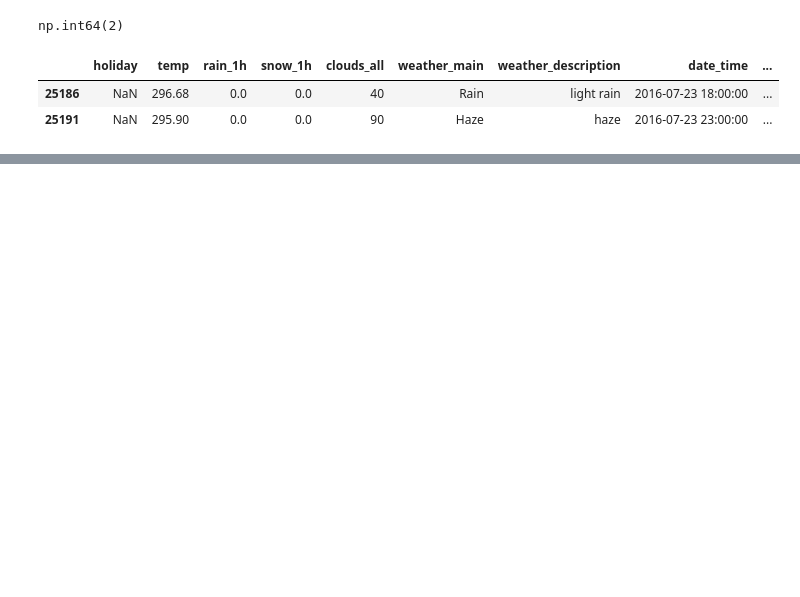
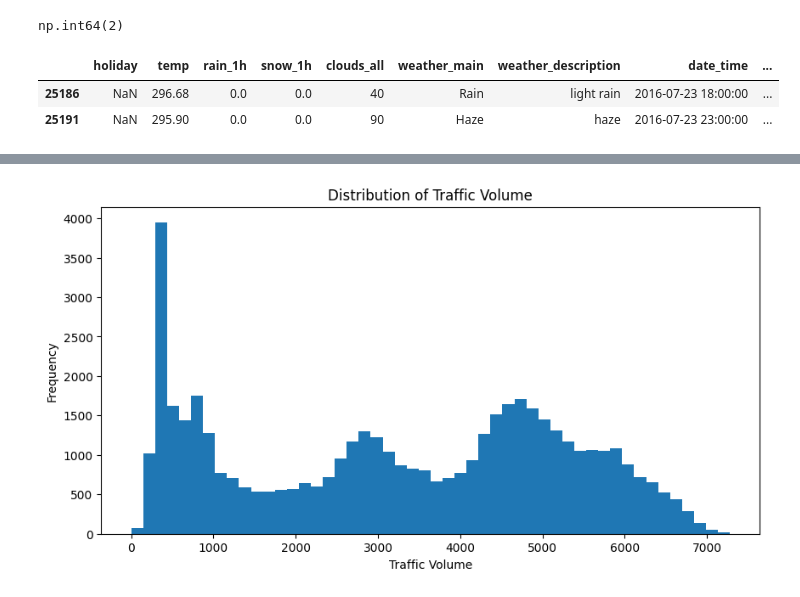
Before and after one commit to Arham-15/traffic-prediction-system, a Jupyter notebook: notebooks/01_data_exploration.ipynb, the cells around one changed output, grey strips where cells are left out. Drawn from its saved outputs; the diff is of its cells as text; code cells hidden in the pictures; blank space fills up the shorter version.

```diff
--- a/notebooks/01_data_exploration.ipynb
+++ b/notebooks/01_data_exploration.ipynb
@@ -490,0 +532,11 @@ df[df['traffic_volume'] == 0]
+# %%
+plt.figure(figsize=(10,5))
+
+plt.hist(df['traffic_volume'], bins=50)
+
+plt.title('Distribution of Traffic Volume')
+plt.xlabel('Traffic Volume')
+plt.ylabel('Frequency')
+plt.show()
+# %% [output]
+[figure, added]
```
Also changed, not shown: parts of 51 cells of this notebook.
